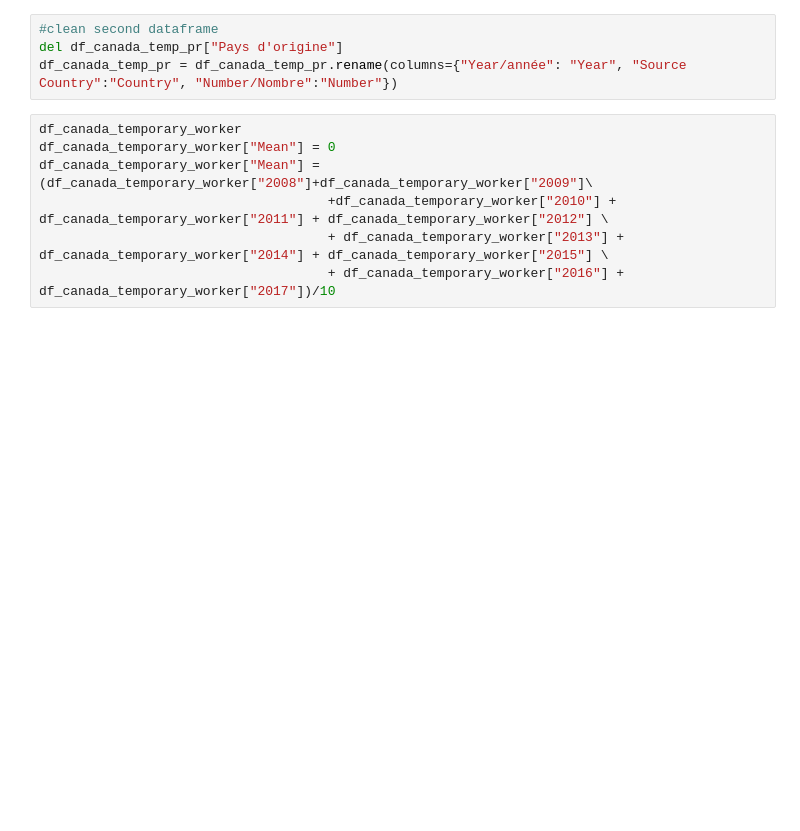
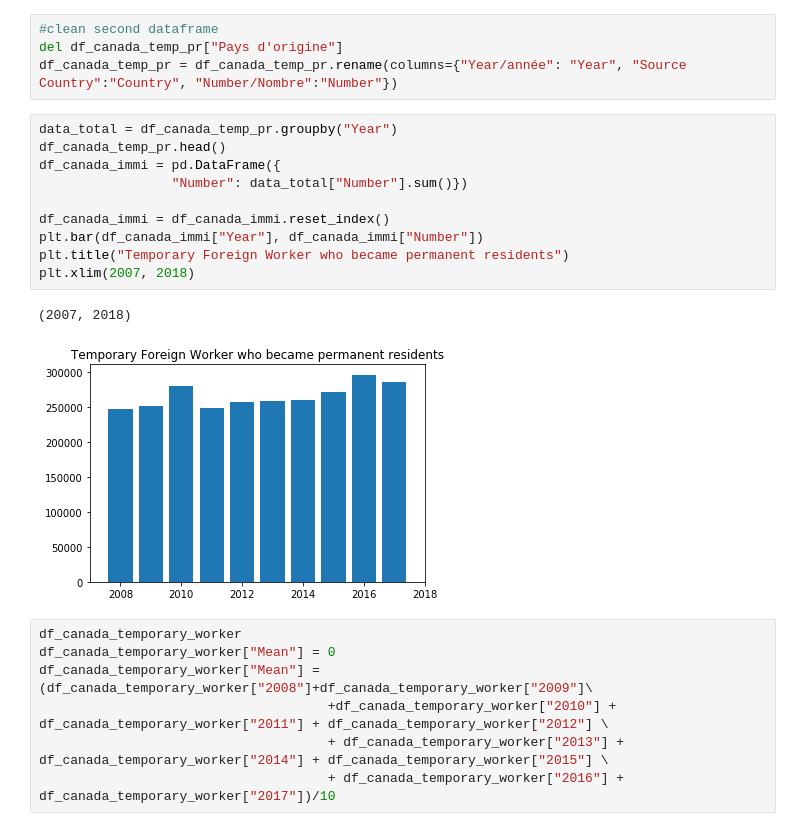
Before and after one commit to Sbagni/Data-Analysis, a Jupyter notebook: Analysis/Canada_analysis.ipynb, the cells around one changed output. Saved outputs shown, nothing was run; the diff lists cells and outputs as text; blank space fills up the shorter version.

```diff
--- a/Analysis/Canada_analysis.ipynb
+++ b/Analysis/Canada_analysis.ipynb
@@ -25,6 +33,19 @@ df_canada_temporary_worker = df_canada_temporary_worker.rename(columns={'Unnamed
 #clean second dataframe
 del df_canada_temp_pr["Pays d'origine"]
 df_canada_temp_pr = df_canada_temp_pr.rename(columns={"Year/année": "Year", "Source Country":"Country", "Number/Nombre":"Number"})
+# %%
+data_total = df_canada_temp_pr.groupby("Year")
+df_canada_temp_pr.head()
+df_canada_immi = pd.DataFrame({
+                 "Number": data_total["Number"].sum()})
+
+df_canada_immi = df_canada_immi.reset_index()
+plt.bar(df_canada_immi["Year"], df_canada_immi["Number"])
+plt.title("Temporary Foreign Worker who became permanent residents")
+plt.xlim(2007, 2018)
+# %% [output]
+(2007, 2018)
+[figure, added]
 # %%
 df_canada_temporary_worker
 df_canada_temporary_worker["Mean"] = 0
```
Also changed, not shown: parts of 16 cells of this notebook, 4 other files.
